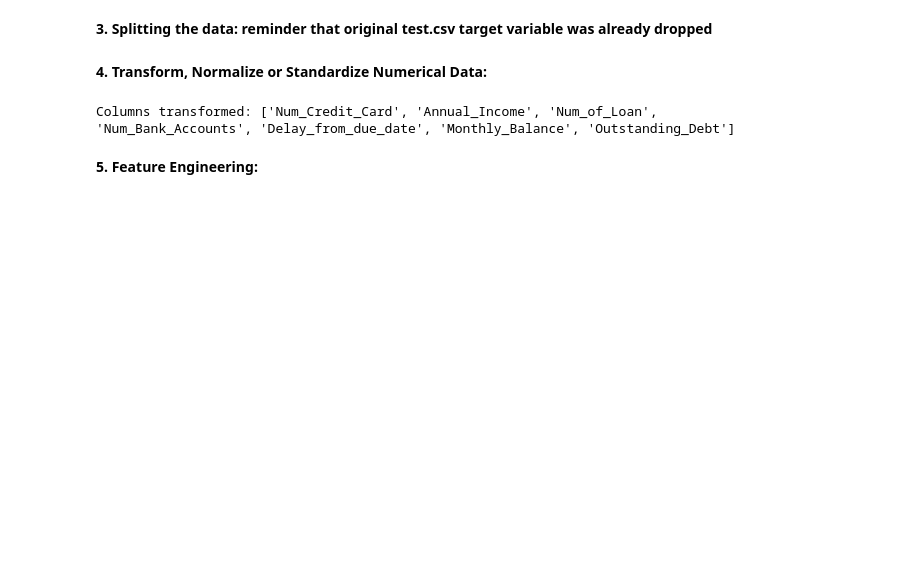
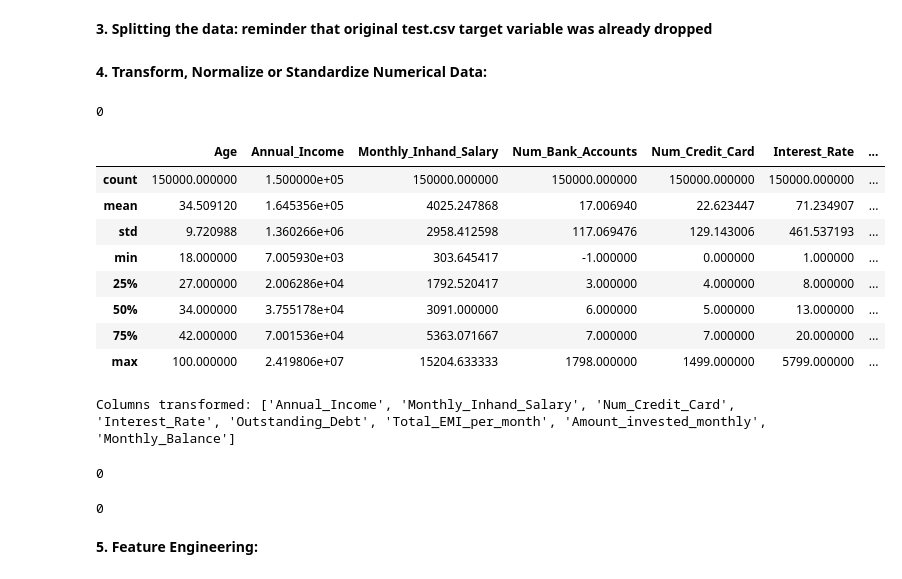
Before and after one commit to astronaut505/Credit-or-crisis, a Jupyter notebook: CreditScoreClassification.ipynb, the cells around one changed output. Drawn from its saved outputs; the diff is of its cells as text; code cells hidden in the pictures; blank space fills up the shorter version.

```diff
--- a/CreditScoreClassification.ipynb
+++ b/CreditScoreClassification.ipynb
@@ -739,29 +753,53 @@ y_train = train_set['Credit_Score']  # Target variable for training
 X_test = test_set
 # %% [markdown]
 **4. Transform, Normalize or Standardize Numerical Data:**
+# %%
+X_train['Delay_from_due_date'].isnull().sum()
+# %% [output]
+0
+# %%
+numerical_columns.describe()
+# %% [output]
+|  | Age | Annual_Income | Monthly_Inhand_Salary | Num_Bank_Accounts | Num_Credit_Card | Interest_Rate | ... |
+| count | 150000.000000 | 1.500000e+05 | 150000.000000 | 150000.000000 | 150000.000000 | 150000.000000 | ... |
+| mean | 34.509120 | 1.645356e+05 | 4025.247868 | 17.006940 | 22.623447 | 71.234907 | ... |
+| std | 9.720988 | 1.360266e+06 | 2958.412598 | 117.069476 | 129.143006 | 461.537193 | ... |
+| min | 18.000000 | 7.005930e+03 | 303.645417 | -1.000000 | 0.000000 | 1.000000 | ... |
+| 25% | 27.000000 | 2.006286e+04 | 1792.520417 | 3.000000 | 4.000000 | 8.000000 | ... |
+| 50% | 34.000000 | 3.755178e+04 | 3091.000000 | 6.000000 | 5.000000 | 13.000000 | ... |
+| 75% | 42.000000 | 7.001536e+04 | 5363.071667 | 7.000000 | 7.000000 | 20.000000 | ... |
+| max | 100.000000 | 2.419806e+07 | 15204.633333 | 1798.000000 | 1499.000000 | 5799.000000 | ... |
 # %%
 import pandas as pd
 import numpy as np
 from scipy.stats import skew
 
-def identify_log_transform_columns(df, skewness_threshold=0.75):
-    # Filter out non-numerical columns and binary/categorical columns
-    numerical_cols = df.select_dtypes(include=[np.number])
-    non_binary_cols = numerical_cols.loc[:, numerical_cols.apply(lambda x: len(x.unique()) > 2)]
+def identify_log_transform_columns(numerical_columns, skewness_threshold=0.75):
+    # Filter out binary/categorical columns
+    non_binary_cols = numerical_columns.loc[:, numerical_columns.apply(lambda x: len(x.unique()) > 2)]
+
+    # Initialize list to hold columns eligible for transformation
+    eligible_for_transformation = []
 
     # Calculate skewness and select highly skewed features
-    skewed_features = non_binary_cols.apply(lambda x: skew(x.dropna())).sort_values(ascending=False)
-    high_skewness = skewed_features[abs(skewed_features) > skewness_threshold]
-    return high_skewness.index.tolist()
+    for column in non_binary_cols.columns:
+        if not any(numerical_columns[column] < 0):
+            skewness = skew(numerical_columns[column].dropna())
+            if abs(skewness) > skewness_threshold:
+                eligible_for_transformation.append(column)
 
-columns_to_transform = identify_log_transform_columns(df)
+    return eligible_for_transformation
 
-for column in columns_to_transform:
-    df[column] = np.log1p(df[column])
+# Assuming numerical_columns is defined and is a DataFrame
+columns_to_transform = identify_log_transform_columns(numerical_columns)
 
 print(f"Columns transformed: {columns_to_transform}")
 # %% [output]
-Columns transformed: ['Num_Credit_Card', 'Annual_Income', 'Num_of_Loan', 'Num_Bank_Accounts', 'Delay_from_due_date', 'Monthly_Balance', 'Outstanding_Debt']
+Columns transformed: ['Annual_Income', 'Monthly_Inhand_Salary', 'Num_Credit_Card', 'Interest_Rate', 'Outstanding_Debt', 'Total_EMI_per_month', 'Amount_invested_monthly', 'Monthly_Balance']
+# %%
+X_train['Delay_from_due_date'].isnull().sum()
+# %% [output]
+0
 # %%
 from scipy.stats.mstats import winsorize
 
@@ -775,6 +813,10 @@ winsorize_columns = ['Changed_Credit_Limit'] #<--- winsorize the Changed_Credit_
 for column in winsorize_columns:
     X_train[column] = winsorize(X_train[column], limits=[0.01, 0.99])
     X_test[column] = winsorize(X_test[column], limits=[0.01, 0.99])
+# %%
+X_train['Delay_from_due_date'].isnull().sum()
+# %% [output]
+0
 # %% [markdown]
 **5. Feature Engineering:**
 # %%
```
Also changed, not shown: parts of 69 cells of this notebook.
